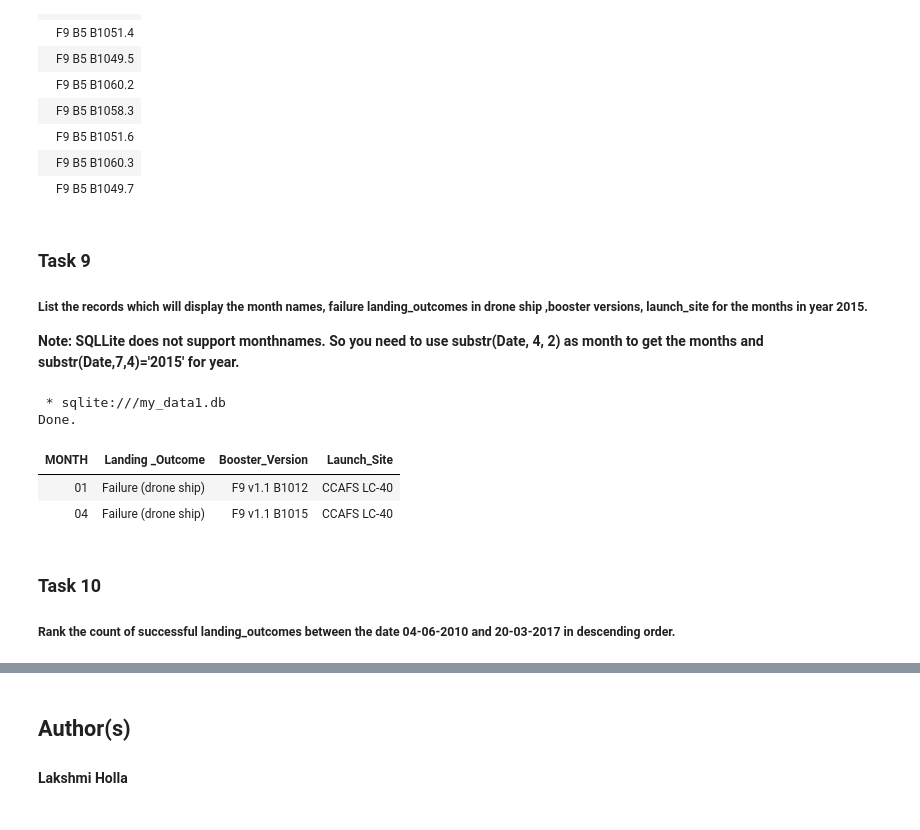
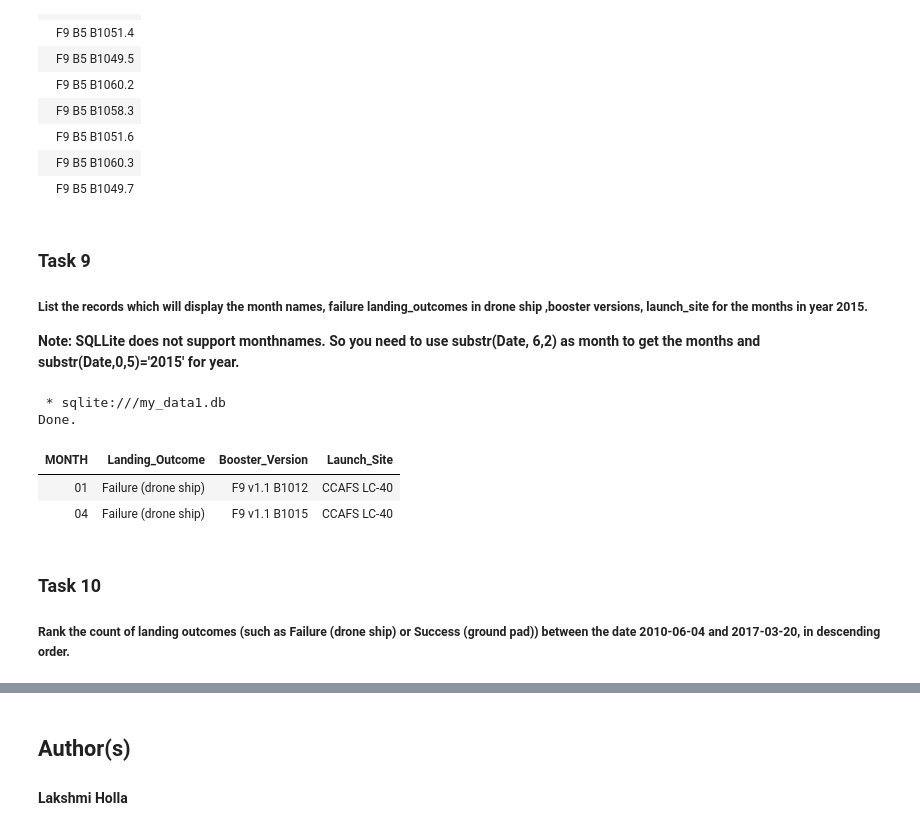
Before and after one commit to bilalftaieh/Data-Project, a Jupyter notebook: jupyter-labs-eda-sql-coursera_sqllite.ipynb, the cells around one changed output, grey strips where cells are left out. Saved outputs shown, nothing was run; the diff lists cells and outputs as text; code cells hidden in the pictures.

```diff
--- a/jupyter-labs-eda-sql-coursera_sqllite.ipynb
+++ b/jupyter-labs-eda-sql-coursera_sqllite.ipynb
@@ -242,20 +262,26 @@ Done.
 # %% [markdown]
 ### Task 9
 
+
 ##### List the records which will display the month names, failure landing_outcomes in drone ship ,booster versions, launch_site for the months in year 2015.
 
-**Note: SQLLite does not support monthnames. So you need to use  substr(Date, 4, 2) as month to get the months and substr(Date,7,4)='2015' for year.**
+**Note: SQLLite does not support monthnames. So you need to use  substr(Date, 6,2) as month to get the months and substr(Date,0,5)='2015' for year.**
 # %%
 %%sql
-SELECT substr(Date, 4, 2) AS 'MONTH',"Landing _Outcome",Booster_Version,launch_site FROM SPACEXTBL
-WHERE substr(Date,7,4)='2015' AND "Landing _Outcome" = 'Failure (drone ship)'
+SELECT substr(Date, 6, 2) AS 'MONTH', "Landing_Outcome", Booster_Version, Launch_Site
+FROM SPACEXTBL
+WHERE substr(Date, 1, 4) = '2015'
+AND "Landing_Outcome" = 'Failure (drone ship)';
 # %% [output]
  * sqlite:///my_data1.db
 Done.
-| MONTH | Landing _Outcome | Booster_Version | Launch_Site |
+| MONTH | Landing_Outcome | Booster_Version | Launch_Site |
 | 01 | Failure (drone ship) | F9 v1.1 B1012 | CCAFS LC-40 |
 | 04 | Failure (drone ship) | F9 v1.1 B1015 | CCAFS LC-40 |
 # %% [markdown]
 ### Task 10
 
-##### Rank the  count of  successful landing_outcomes between the date 04-06-2010 and 20-03-2017 in descending order.
+
+
+
+##### Rank the count of landing outcomes (such as Failure (drone ship) or Success (ground pad)) between the date 2010-06-04 and 2017-03-20, in descending order.
```
Also changed, not shown: parts of 23 cells of this notebook.
